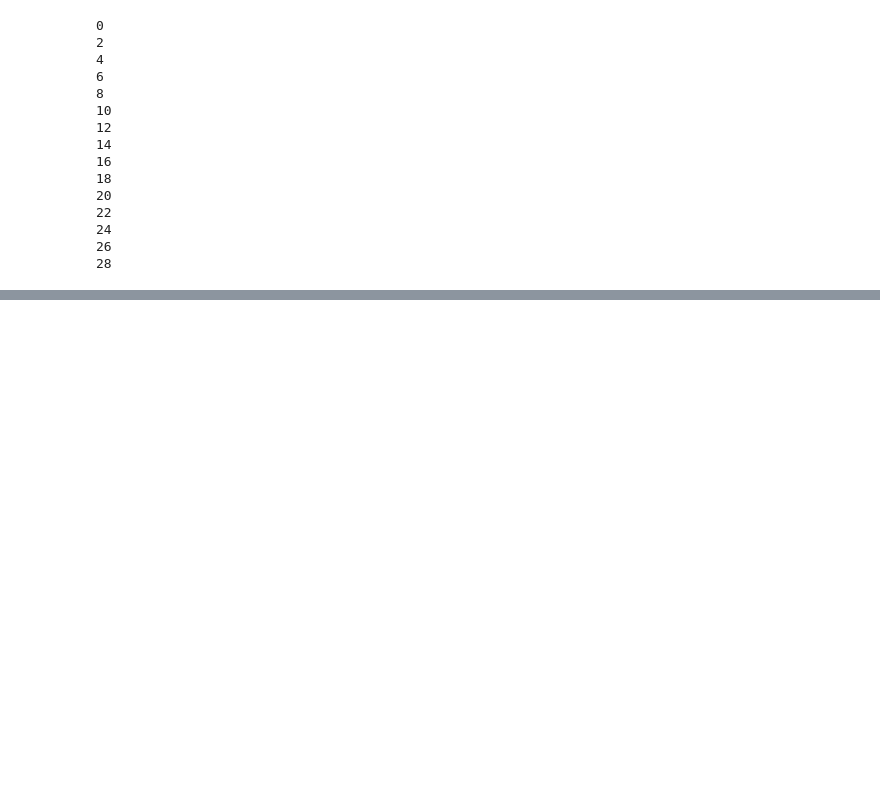
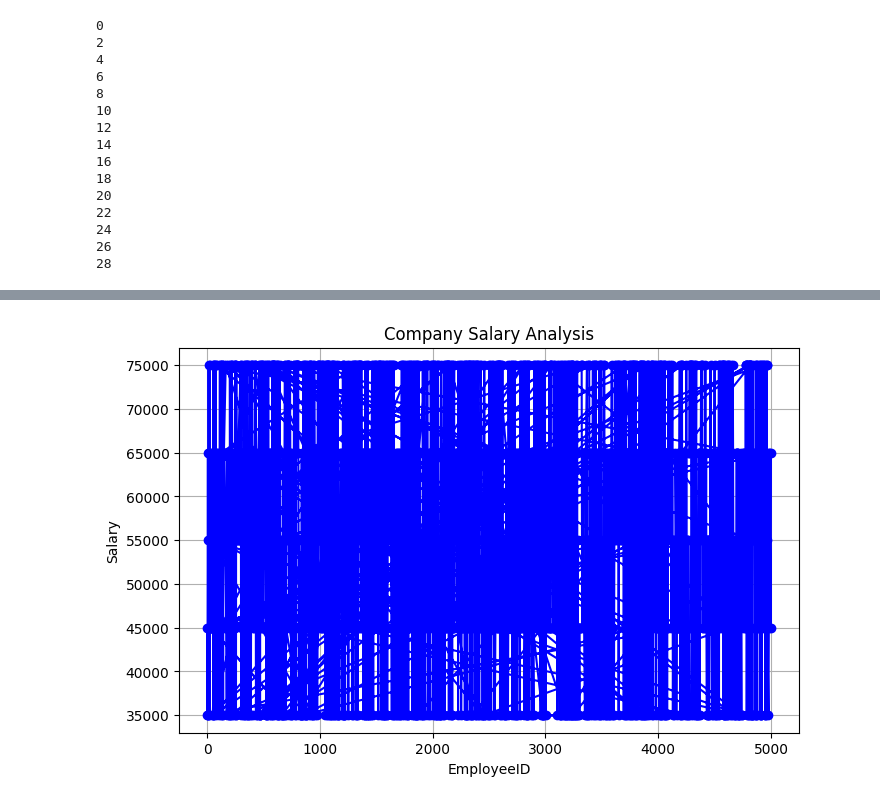
Before and after one commit to Himanshu3557/himanshu3557, a Jupyter notebook: Practice.ipynb, the cells around one changed output, grey strips where cells are left out. Saved outputs shown, nothing was run; the diff lists cells and outputs as text; code cells hidden in the pictures; blank space fills up the shorter version.

```diff
--- a/Practice.ipynb
+++ b/Practice.ipynb
@@ -492,0 +230,2 @@ kk[kk["Maths"]>80]
+# %%
+df = pd.read_csv("/content/drive/MyDrive/large_uncleaned_dataset.csv")
@@ -492,0 +234,18 @@ kk[kk["Maths"]>80]
+# %%
+plt.figure(figsize=(8,5))
+plt.plot(
+    df["EmployeeID"],
+    df["Salary"],
+    color='blue',
+    marker='o',
+)
+
+
+plt.title("Company Salary Analysis")
+plt.xlabel("EmployeeID")
+plt.ylabel("Salary")
+plt.grid(True)
+
+plt.show()
+# %% [output]
+[figure, added]
```
Also changed, not shown: parts of 46 cells of this notebook.
